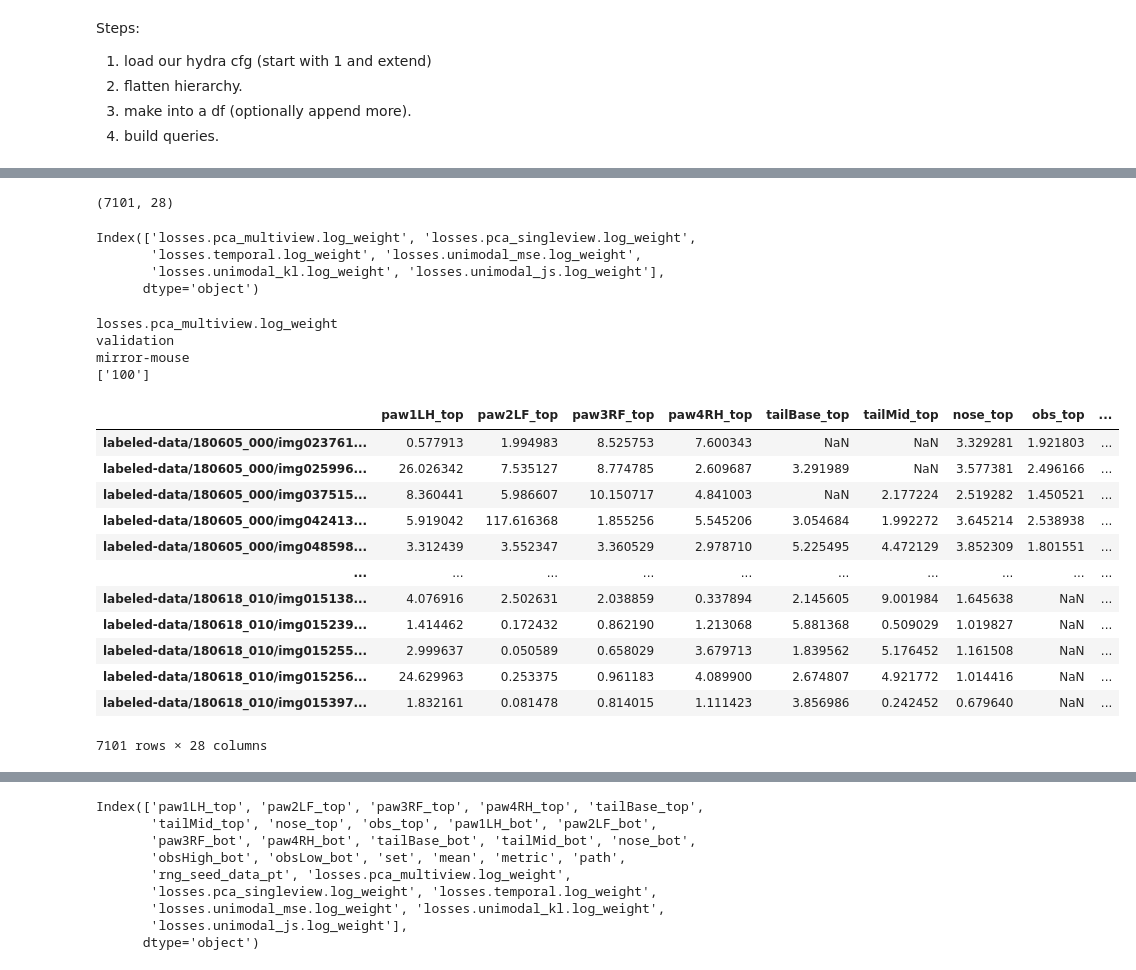
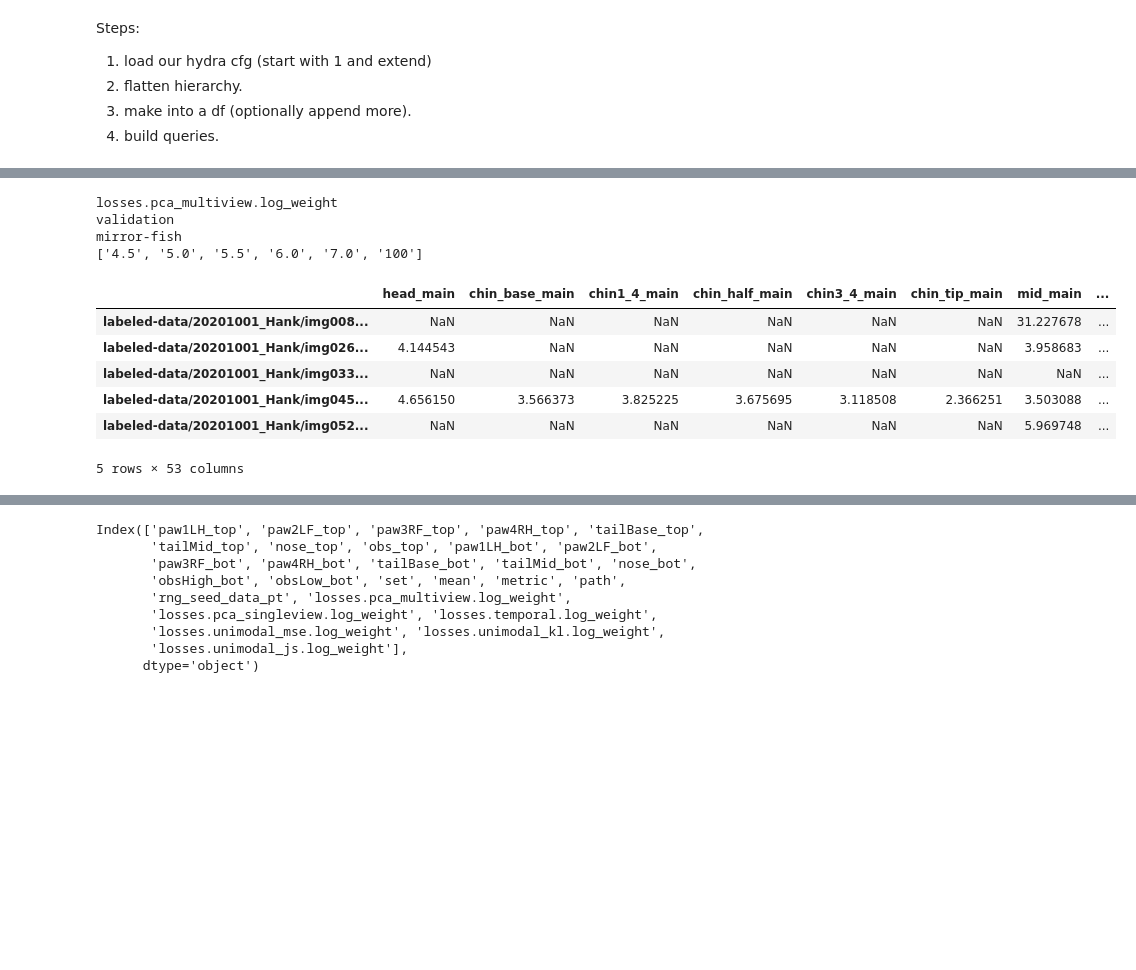
Before and after one commit to paninski-lab/tracking-diagnostics, a Jupyter notebook: notebooks/inventory_query_example.ipynb, the cells around one changed output, grey strips where cells are left out. Cells and saved outputs as stored; diff of their text form; code cells hidden in the pictures; blank space fills up the shorter version.

```diff
--- a/notebooks/inventory_query_example.ipynb
+++ b/notebooks/inventory_query_example.ipynb
@@ -26,11 +26,13 @@ Building model registry from 101 configs...
 # %%
 query_builder = QueryBuilder(total_df)
 query_builder.add_query("training.rng_seed_data_pt", "in", ["0", "1","2"])
-query_builder.add_query("training.train_frames", "==", "75") # # use just training.train_frames=1 for now
+query_builder.add_query("training.train_frames", "==", "1") # # use just training.train_frames=1 for now
 # query_builder.add_query("model.losses_to_use", "==", "[]") # works
 # query_builder.add_query("model.losses_to_use", "==", "['unimodal_mse']") # works
-query_builder.add_query("model.losses_to_use", "in", ["[]", "[unimodal_mse]"]) # trying to grab both unimodal_mse and supervised. note no quotes inside brackets per loss
-query_builder.add_timestamp_query("2022-11-16", "2022-11-17") # works
+query_builder.add_query("model.losses_to_use", "in", ["[]", "[pca_multiview]"]) # trying to grab both unimodal_mse and supervised. note no quotes inside brackets per loss
+query_builder.add_timestamp_query("2022-11-16", "2022-11-18") # works
+# pca_singleview log weight above 4
+query_builder.add_query("losses.pca_multiview.log_weight", ">", 4.)
 print(query_builder.combine_queries("and"))
 # %% [output]
 `training.rng_seed_data_pt` == '0' or `training.rng_seed_data_pt` == '1' or `training.rng_seed_data_pt` == '2'
@@ -109,11 +93,0 @@ Name: set, Length: 7101, dtype: object
-# %%
-df_big.shape
-# %% [output]
-(7101, 28)
-# %%
-df_big.columns[df_big.columns.str.contains("losses")]
-# %% [output]
-Index(['losses.pca_multiview.log_weight', 'losses.pca_singleview.log_weight',
-       'losses.temporal.log_weight', 'losses.unimodal_mse.log_weight',
-       'losses.unimodal_kl.log_weight', 'losses.unimodal_js.log_weight'],
-      dtype='object')
@@ -143,21 +112,15 @@ print(values)
 # %% [output]
 losses.pca_multiview.log_weight
 validation
-mirror-mouse
-['100']
+mirror-fish
+['4.5', '5.0', '5.5', '6.0', '7.0', '100']
 # %%
-df_big
+df_big.head()
 # %% [output]
-|  | paw1LH_top | paw2LF_top | paw3RF_top | paw4RH_top | tailBase_top | tailMid_top | nose_top | obs_top | ... |
-| labeled-data/180605_000/img023761... | 0.577913 | 1.994983 | 8.525753 | 7.600343 | NaN | NaN | 3.329281 | 1.921803 | ... |
-| labeled-data/180605_000/img025996... | 26.026342 | 7.535127 | 8.774785 | 2.609687 | 3.291989 | NaN | 3.577381 | 2.496166 | ... |
-| labeled-data/180605_000/img037515... | 8.360441 | 5.986607 | 10.150717 | 4.841003 | NaN | 2.177224 | 2.519282 | 1.450521 | ... |
-| labeled-data/180605_000/img042413... | 5.919042 | 117.616368 | 1.855256 | 5.545206 | 3.054684 | 1.992272 | 3.645214 | 2.538938 | ... |
-| labeled-data/180605_000/img048598... | 3.312439 | 3.552347 | 3.360529 | 2.978710 | 5.225495 | 4.472129 | 3.852309 | 1.801551 | ... |
-| ... | ... | ... | ... | ... | ... | ... | ... | ... | ... |
-| labeled-data/180618_010/img015138... | 4.076916 | 2.502631 | 2.038859 | 0.337894 | 2.145605 | 9.001984 | 1.645638 | NaN | ... |
-| labeled-data/180618_010/img015239... | 1.414462 | 0.172432 | 0.862190 | 1.213068 | 5.881368 | 0.509029 | 1.019827 | NaN | ... |
-| labeled-data/180618_010/img015255... | 2.999637 | 0.050589 | 0.658029 | 3.679713 | 1.839562 | 5.176452 | 1.161508 | NaN | ... |
-| labeled-data/180618_010/img015256... | 24.629963 | 0.253375 | 0.961183 | 4.089900 | 2.674807 | 4.921772 | 1.014416 | NaN | ... |
-| labeled-data/180618_010/img015397... | 1.832161 | 0.081478 | 0.814015 | 1.111423 | 3.856986 | 0.242452 | 0.679640 | NaN | ... |
+|  | head_main | chin_base_main | chin1_4_main | chin_half_main | chin3_4_main | chin_tip_main | mid_main | ... |
+| labeled-data/20201001_Hank/img008... | NaN | NaN | NaN | NaN | NaN | NaN | 31.227678 | ... |
+| labeled-data/20201001_Hank/img026... | 4.144543 | NaN | NaN | NaN | NaN | NaN | 3.958683 | ... |
+| labeled-data/20201001_Hank/img033... | NaN | NaN | NaN | NaN | NaN | NaN | NaN | ... |
+| labeled-data/20201001_Hank/img045... | 4.656150 | 3.566373 | 3.825225 | 3.675695 | 3.118508 | 2.366251 | 3.503088 | ... |
+| labeled-data/20201001_Hank/img052... | NaN | NaN | NaN | NaN | NaN | NaN | 5.969748 | ... |
-7101 rows × 28 columns
+5 rows × 53 columns
```
Also changed, not shown: parts of 11 cells of this notebook.
